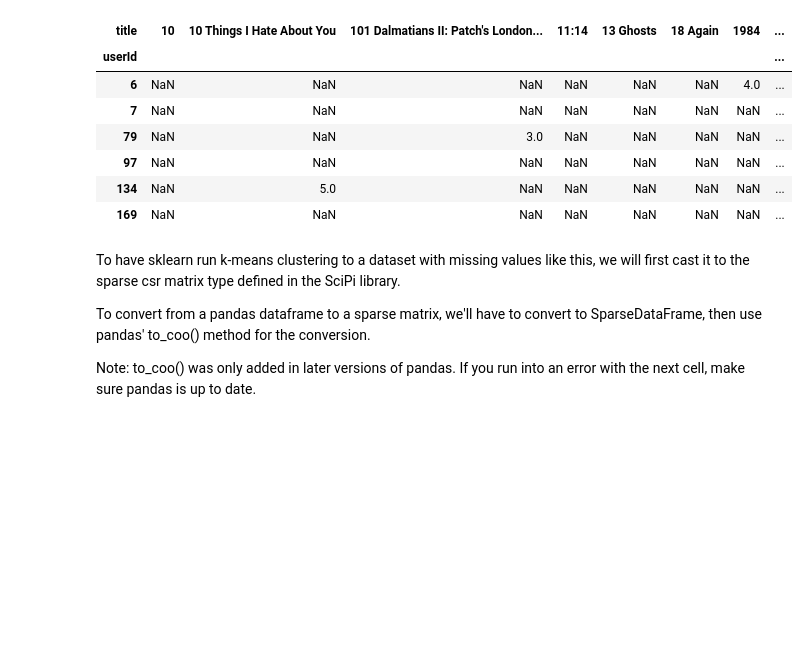
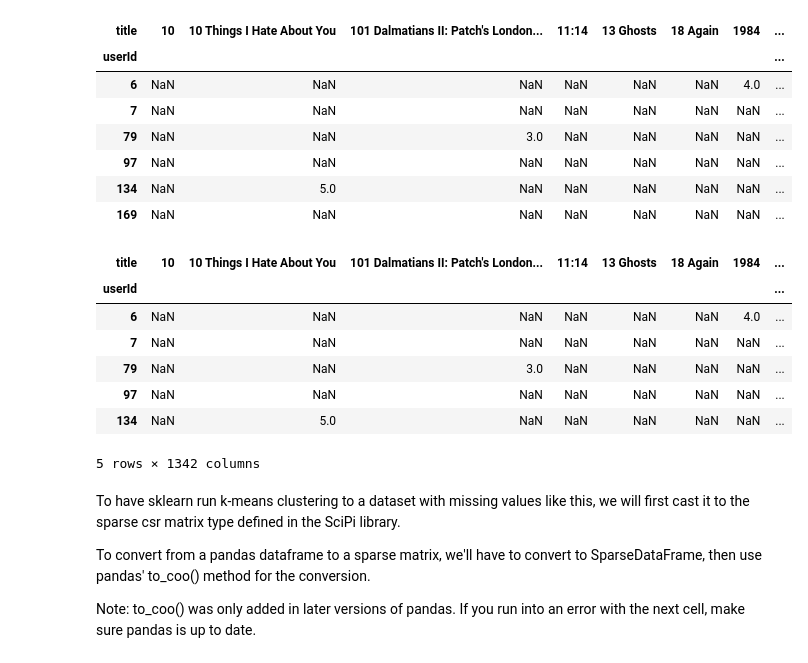
Before and after one commit to venkatrbalaji/sml-movie-recommendation, a Jupyter notebook: netflix_kmeans.ipynb, the cells around one changed output. Cells and saved outputs as stored; diff of their text form; code cells hidden in the pictures; blank space fills up the shorter version.

```diff
--- a/netflix_kmeans.ipynb
+++ b/netflix_kmeans.ipynb
@@ -132,9 +123,20 @@ Subset example:
 | 134 | NaN | 5.0 | NaN | NaN | NaN | NaN | NaN | ... |
 | 169 | NaN | NaN | NaN | NaN | NaN | NaN | NaN | ... |
 # %%
-user_movie_ratings =  pd.pivot_table(ratings_title, index='userId', columns= 'title', values='rating')
-most_rated_movies_1k = helper.get_most_rated_movies(user_movie_ratings, 1000)
+# user_movie_ratings =  pd.pivot_table(ratings_title, index='userId', columns= 'title', values='rating')
 # most_rated_movies_1k = helper.get_most_rated_movies(user_movie_ratings, 1000)
+# most_rated_movies_1k = helper.get_most_rated_movies(user_movie_ratings, 1000)
+# %%
+user_movie_ratings.head()
+# %% [output]
+| title | 10 | 10 Things I Hate About You | 101 Dalmatians II: Patch's London... | 11:14 | 13 Ghosts | 18 Again | 1984 | ... |
+| userId |  |  |  |  |  |  |  | ... |
+| 6 | NaN | NaN | NaN | NaN | NaN | NaN | 4.0 | ... |
+| 7 | NaN | NaN | NaN | NaN | NaN | NaN | NaN | ... |
+| 79 | NaN | NaN | 3.0 | NaN | NaN | NaN | NaN | ... |
+| 97 | NaN | NaN | NaN | NaN | NaN | NaN | NaN | ... |
+| 134 | NaN | 5.0 | NaN | NaN | NaN | NaN | NaN | ... |
+5 rows × 1342 columns
 # %% [markdown]
 To have sklearn run k-means clustering to a dataset with missing values like this, we will first cast it to the sparse csr matrix type defined in the SciPi library.
 
```
Also changed, not shown: parts of 26 cells of this notebook, 5 other files.
